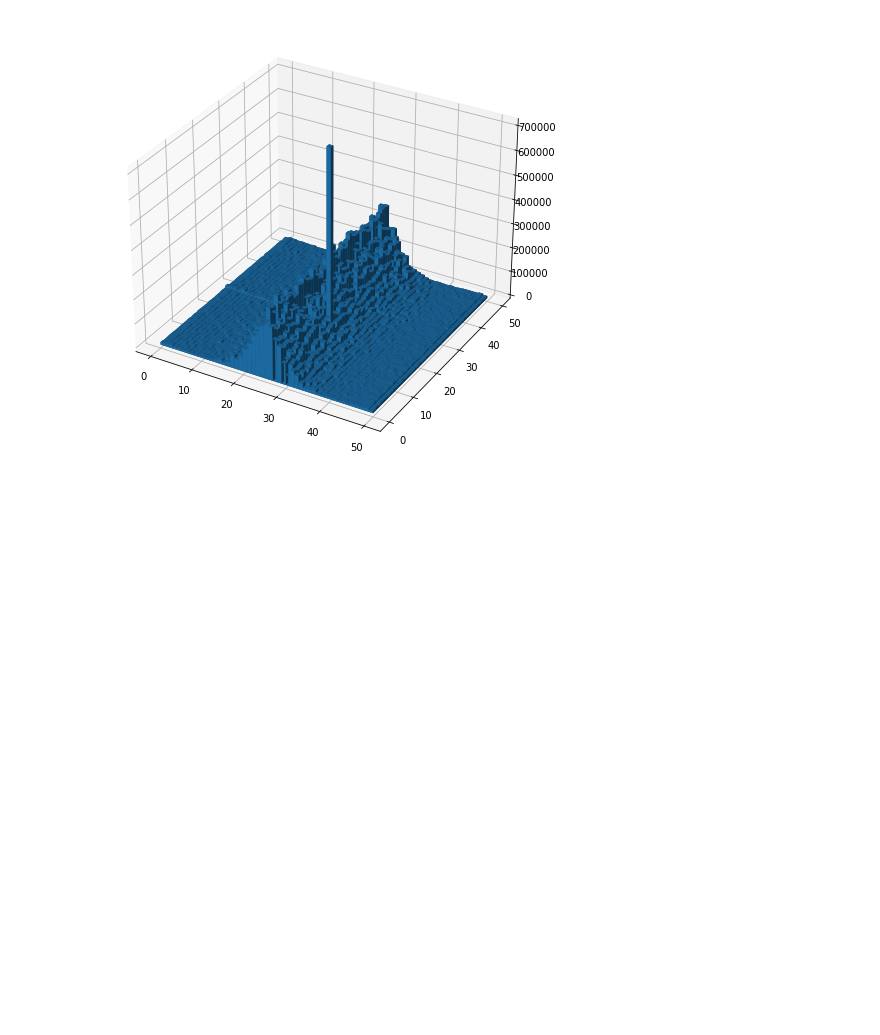
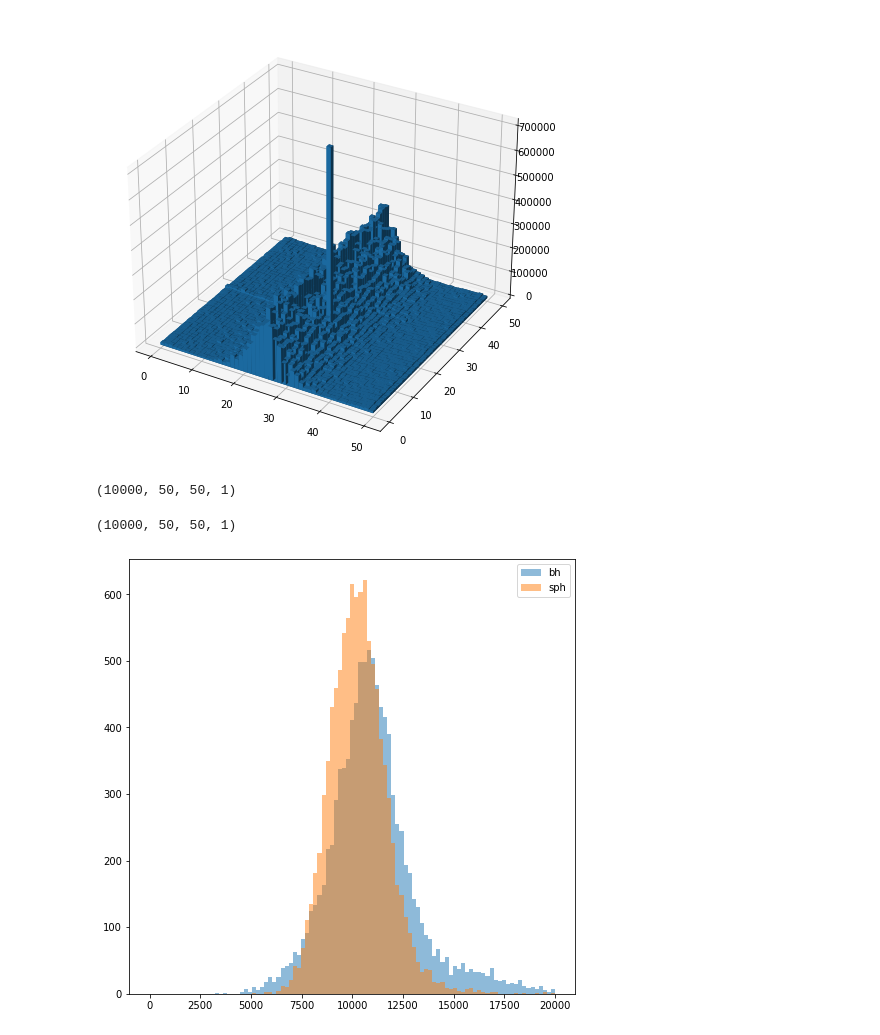
Before and after one commit to 591291-hvl/Bachelor, a Jupyter notebook: Code/notebooks/Tester/heatmap.ipynb, the cells around one changed output. Drawn from its saved outputs; the diff is of its cells as text; code cells hidden in the pictures; blank space fills up the shorter version.

Commit message:
More attempts at data augmentation, and visualization

```diff
--- a/Code/notebooks/Tester/heatmap.ipynb
+++ b/Code/notebooks/Tester/heatmap.ipynb
@@ -150,3 +150,44 @@ ax.bar3d( x_data,
 plt.show()
 # %% [output]
 [figure]
+# %%
+bhList = []
+for i in range(10_000):
+    slice = np.ones((50,50,1))
+    for j in range(50):
+        for k in range(50):
+            for rgb in range(3):
+                if slice[j][k] < bhArray[i][j][k][rgb]:
+                    slice[j][k] = bhArray[i][j][k][rgb]
+    bhList.append(slice)
+
+print(np.shape(bhList))
+# %% [output]
+(10000, 50, 50, 1)
+# %%
+sphList = []
+for i in range(10_000):
+    slice = np.ones((50,50,1))
+    for j in range(50):
+        for k in range(50):
+            for rgb in range(3):
+                if slice[j][k] < sphArray[i][j][k][rgb]:
+                    slice[j][k] = sphArray[i][j][k][rgb]
+    sphList.append(slice)
+
+print(np.shape(sphList))
+# %% [output]
+(10000, 50, 50, 1)
+# %%
+bhListSum = [np.sum(x) for x in bhList]
+# %%
+sphListSum = [np.sum(x) for x in sphList]
+# %%
+bins = np.linspace(-10, 20_000, 100)
+plt.figure(figsize=(8,8))
+plt.hist(bhListSum, bins, alpha=0.5, label='bh')
+plt.hist(sphListSum, bins, alpha=0.5, label='sph')
+plt.legend(loc='upper right')
+plt.show()
+# %% [output]
+[figure, added]
```
Also changed, not shown: parts of 8 cells of this notebook, 1 other file.
